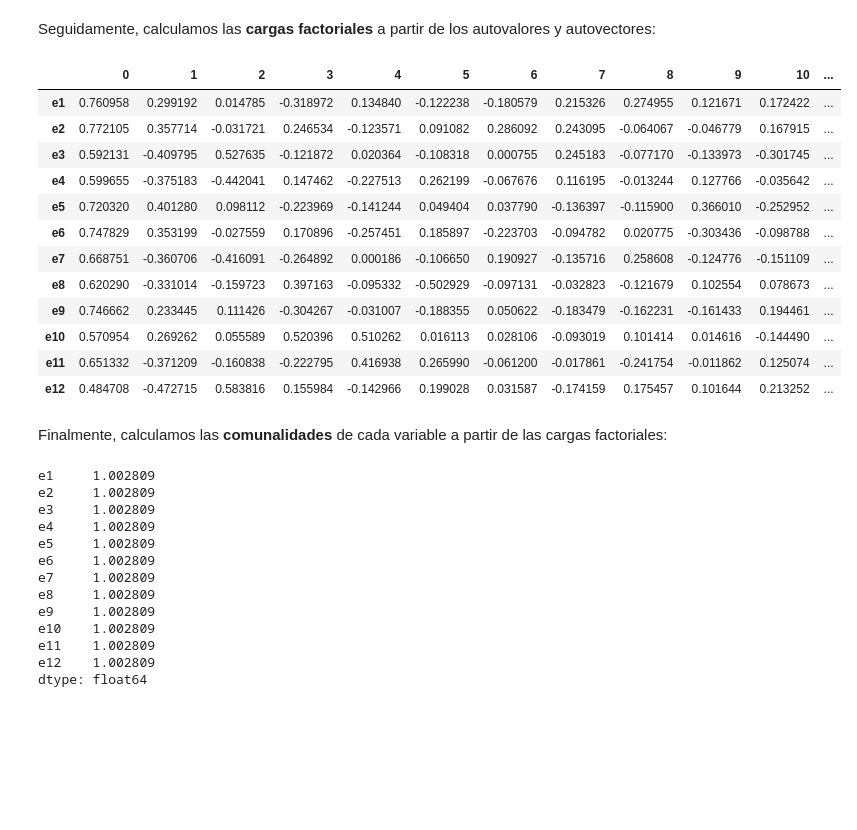
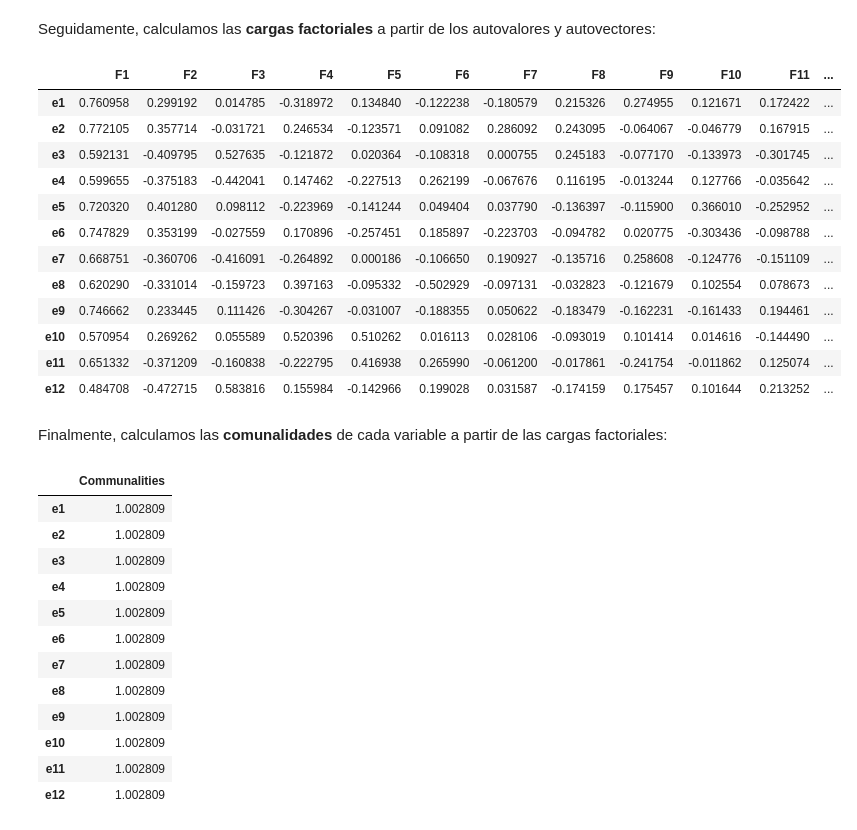
Before and after one commit to renatoparedes/EstadisticaYPsicologiaMatematica, a Jupyter notebook: AFE/NocionesPrevias.ipynb, the cells around one changed output. Saved outputs shown, nothing was run; the diff lists cells and outputs as text; code cells hidden in the pictures; blank space fills up the shorter version.

```diff
--- a/AFE/NocionesPrevias.ipynb
+++ b/AFE/NocionesPrevias.ipynb
@@ -786,11 +786,14 @@ Seguidamente, calculamos las **cargas factoriales** a partir de los autovalores
 # %%
 # Calculamos las cargas factoriales
 factor_loadings = np.sqrt(values) * vectors
 
 # Mostramos las cargas factoriales de cada variable
-pd.DataFrame(factor_loadings,index=df.columns.values)
+loadings = pd.DataFrame(factor_loadings,index=df.columns.values)
+loadings.columns += 1
+loadings = loadings.add_prefix("F")
+loadings
 # %% [output]
-|  | 0 | 1 | 2 | 3 | 4 | 5 | 6 | 7 | 8 | 9 | 10 | ... |
+|  | F1 | F2 | F3 | F4 | F5 | F6 | F7 | F8 | F9 | F10 | F11 | ... |
 | e1 | 0.760958 | 0.299192 | 0.014785 | -0.318972 | 0.134840 | -0.122238 | -0.180579 | 0.215326 | 0.274955 | 0.121671 | 0.172422 | ... |
 | e2 | 0.772105 | 0.357714 | -0.031721 | 0.246534 | -0.123571 | 0.091082 | 0.286092 | 0.243095 | -0.064067 | -0.046779 | 0.167915 | ... |
 | e3 | 0.592131 | -0.409795 | 0.527635 | -0.121872 | 0.020364 | -0.108318 | 0.000755 | 0.245183 | -0.077170 | -0.133973 | -0.301745 | ... |
@@ -810,18 +813,19 @@ Finalmente, calculamos las **comunalidades** de cada variable a partir de las ca
 com = np.sum(factor_loadings**2, axis=1)
 
 # Mostramos comunalidades de cada variable
-pd.Series(com,index=df.columns.values)
+communalities = pd.DataFrame(com,index=df.columns.values, columns=['Communalities'])
+communalities
 # %% [output]
-e1     1.002809
-e2     1.002809
-e3     1.002809
-e4     1.002809
-e5     1.002809
-e6     1.002809
-e7     1.002809
-e8     1.002809
-e9     1.002809
-e10    1.002809
-e11    1.002809
-e12    1.002809
-dtype: float64
+|  | Communalities |
+| e1 | 1.002809 |
+| e2 | 1.002809 |
+| e3 | 1.002809 |
+| e4 | 1.002809 |
+| e5 | 1.002809 |
+| e6 | 1.002809 |
+| e7 | 1.002809 |
+| e8 | 1.002809 |
+| e9 | 1.002809 |
+| e10 | 1.002809 |
+| e11 | 1.002809 |
+| e12 | 1.002809 |
```
Also changed, not shown: parts of 1 cell of this notebook, 4 other files.
